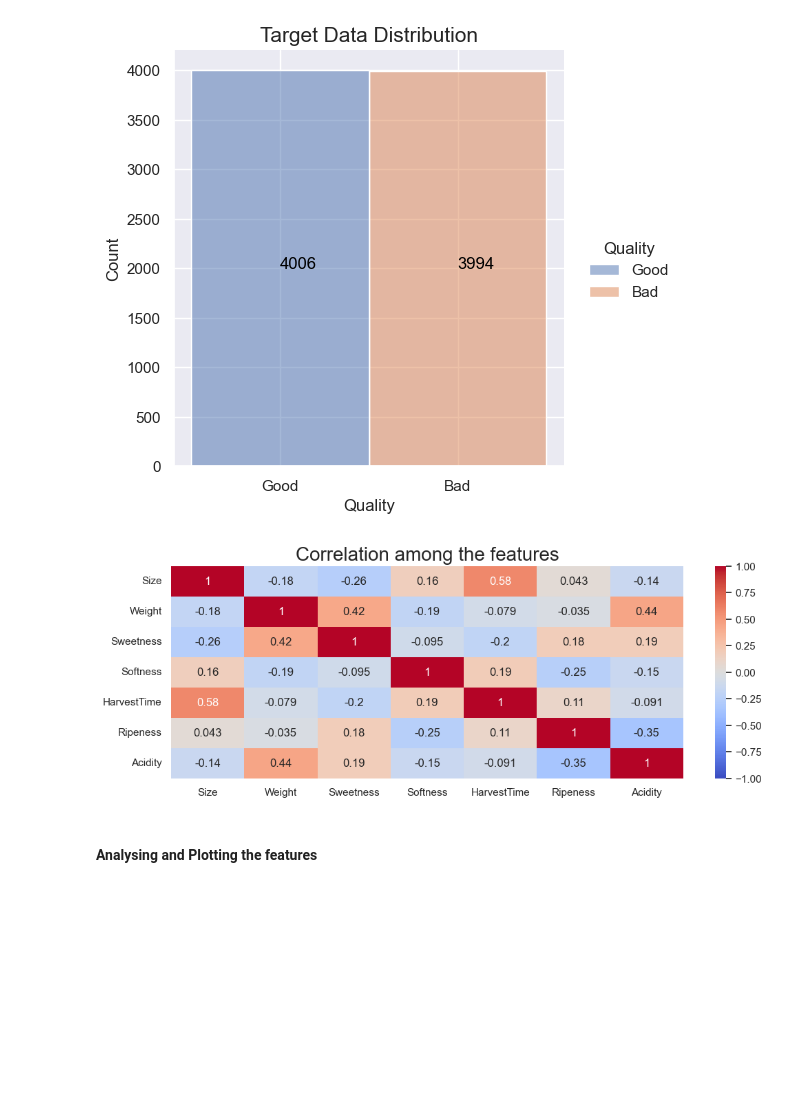
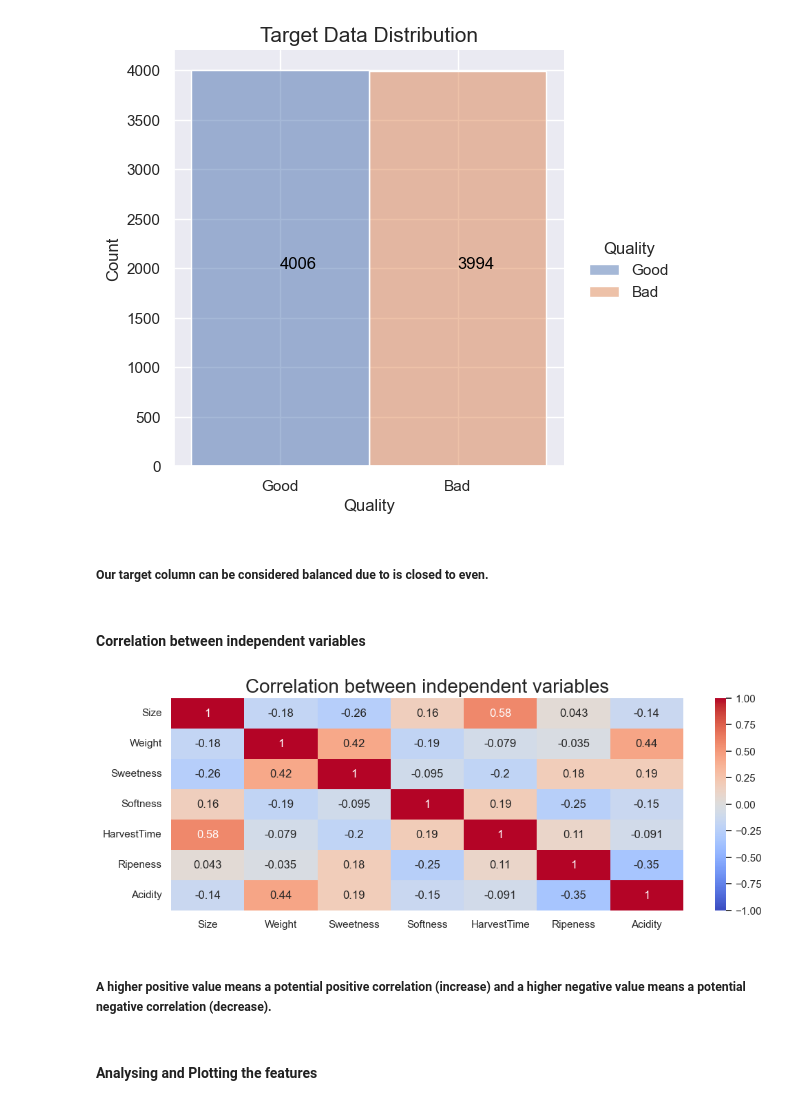
Before and after one commit to alonsobern/Data-Mining-Machine-Learning, a Jupyter notebook: Banana Quality/Banana_Quality.ipynb, the cells around one changed output. Saved outputs shown, nothing was run; the diff lists cells and outputs as text; code cells hidden in the pictures; blank space fills up the shorter version.

```diff
--- a/Banana Quality/Banana_Quality.ipynb
+++ b/Banana Quality/Banana_Quality.ipynb
@@ -121,12 +131,18 @@ plt.grid(True)
 plt.show()
 # %% [output]
 [figure]
+# %% [markdown]
+##### Our target column can be considered **balanced** due to is closed to even.
+# %% [markdown]
+#### **Correlation between independent variables**
 # %%
 plt.figure(figsize=(12,4))
-plt.title("Correlation among the features", fontsize=20)
+plt.title("Correlation between independent variables", fontsize=20)
 heatmap = sns.heatmap(bananaData[features].corr(), vmax=1, vmin=-1, annot=True, cmap='coolwarm')
 plt.show()
 # %% [output]
-[figure, old version]
+[figure, new version]
+# %% [markdown]
+##### A higher positive value means a potential positive correlation (**increase**) and a higher negative value means a potential negative correlation (**decrease**).
 # %% [markdown]
 #### **Analysing and Plotting the features**
```
Also changed, not shown: parts of 12 cells of this notebook.
